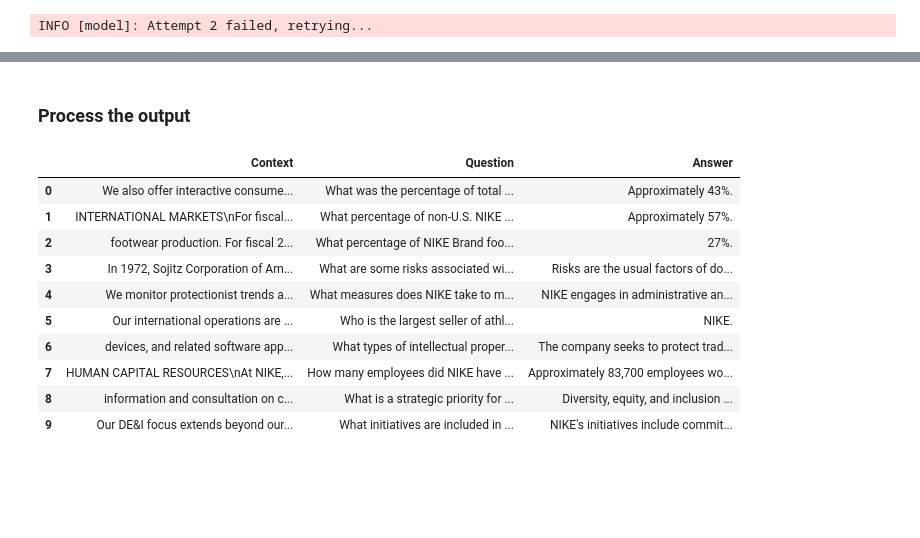
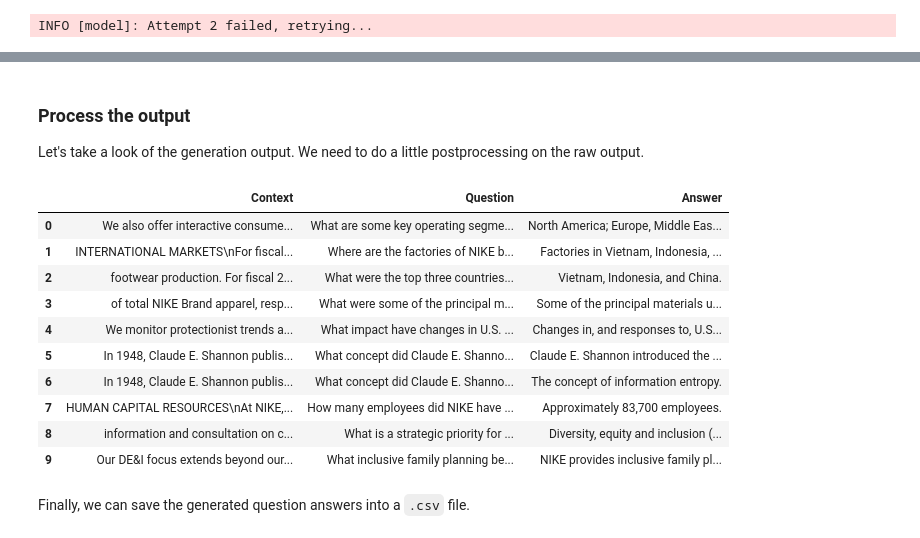
Before and after one commit to CambioML/uniflow-llm-based-pdf-extraction-text-cleaning-data-clustering, a Jupyter notebook: example/model/openai_pdf_source_10k.ipynb, the cells around one changed output, grey strips where cells are left out. Cells and saved outputs as stored; diff of their text form; code cells hidden in the pictures; blank space fills up the shorter version.

```diff
--- a/example/model/openai_pdf_source_10k.ipynb
+++ b/example/model/openai_pdf_source_10k.ipynb
@@ -45,5 +42,6 @@ pdf_file = "414759-1-_5_Nike-NPS-Combo_Form-10-K_WR.pdf"
 # %%
 dir_cur = os.getcwd()
+pdf_file = "nike-10k-2023.pdf"
 input_file = os.path.join(f"{dir_cur}/data/raw_input/", pdf_file)
 # %% [markdown]
 ##### Load and split the pdf
@@ -119,5 +105,7 @@ output
-# %% [markdown]
-### Process the output
+# %% [markdown]
+### Process the output
+
+Let's take a look of the generation output. We need to do a little postprocessing on the raw output.
 # %%
 # Extracting context, question, and answer into a DataFrame
 contexts = []
@@ -138,17 +126,23 @@ df = pd.DataFrame({
     'Question': questions,
     'Answer': answers
 })
-
-df
-# %% [output]
-|  | Context | Question | Answer |
-| 0 | We also offer interactive consume... | What was the percentage of total ... | Approximately 43%. |
-| 1 | INTERNATIONAL MARKETS\nFor fiscal... | What percentage of non-U.S. NIKE ... | Approximately 57%. |
-| 2 | footwear production. For fiscal 2... | What percentage of NIKE Brand foo... | 27%. |
-| 3 | In 1972, Sojitz Corporation of Am... | What are some risks associated wi... | Risks are the usual factors of do... |
-| 4 | We monitor protectionist trends a... | What measures does NIKE take to m... | NIKE engages in administrative an... |
-| 5 | Our international operations are ... | Who is the largest seller of athl... | NIKE. |
-| 6 | devices, and related software app... | What types of intellectual proper... | The company seeks to protect trad... |
-| 7 | HUMAN CAPITAL RESOURCES\nAt NIKE,... | How many employees did NIKE have ... | Approximately 83,700 employees wo... |
-| 8 | information and consultation on c... | What is a strategic priority for ... | Diversity, equity, and inclusion ... |
-| 9 | Our DE&I focus extends beyond our... | What initiatives are included in ... | NIKE's initiatives include commit... |
+# %%
+# Set display options
+pd.set_option('display.max_colwidth', None)  # or use a specific width like 50
+pd.set_option('display.width', 1000)
+
+df
+# %% [output]
+|  | Context | Question | Answer |
+| 0 | We also offer interactive consume... | What are some key operating segme... | North America; Europe, Middle Eas... |
+| 1 | INTERNATIONAL MARKETS\nFor fiscal... | Where are the factories of NIKE b... | Factories in Vietnam, Indonesia, ... |
+| 2 | footwear production. For fiscal 2... | What were the top three countries... | Vietnam, Indonesia, and China. |
+| 3 | of total NIKE Brand apparel, resp... | What were some of the principal m... | Some of the principal materials u... |
+| 4 | We monitor protectionist trends a... | What impact have changes in U.S. ... | Changes in, and responses to, U.S... |
+| 5 | In 1948, Claude E. Shannon publis... | What concept did Claude E. Shanno... | Claude E. Shannon introduced the ... |
+| 6 | In 1948, Claude E. Shannon publis... | What concept did Claude E. Shanno... | The concept of information entropy. |
+| 7 | HUMAN CAPITAL RESOURCES\nAt NIKE,... | How many employees did NIKE have ... | Approximately 83,700 employees. |
+| 8 | information and consultation on c... | What is a strategic priority for ... | Diversity, equity and inclusion (... |
+| 9 | Our DE&I focus extends beyond our... | What inclusive family planning be... | NIKE provides inclusive family pl... |
+# %% [markdown]
+Finally, we can save the generated question answers into a `.csv` file.
```
Also changed, not shown: parts of 14 cells of this notebook, 1 other file.
